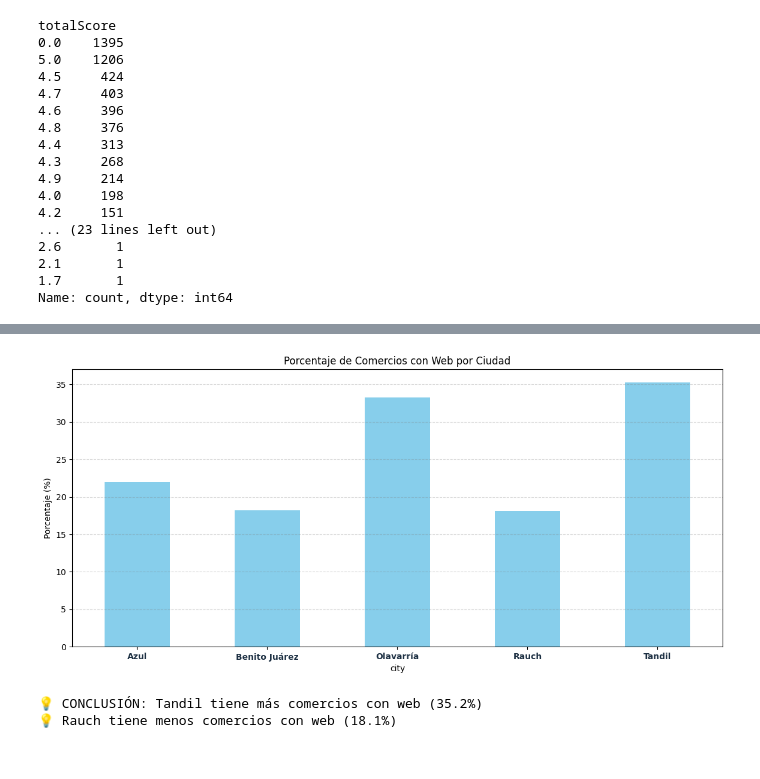
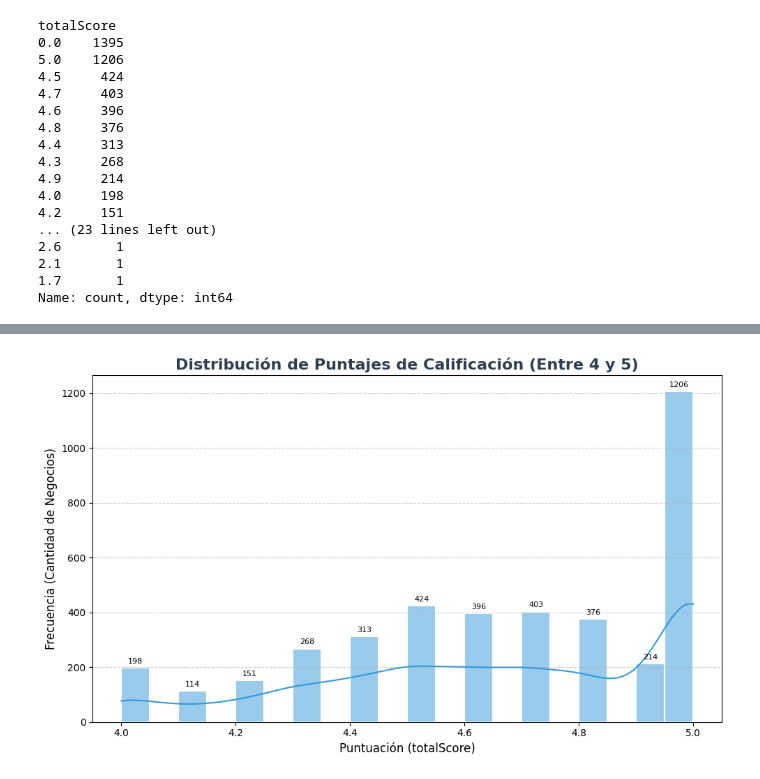
Before and after one commit to MCCastroMaluta/Portfolio-Python-es, a Jupyter notebook: Notebooks/02-EDA.ipynb, the cells around one changed output, grey strips where cells are left out. Saved outputs shown, nothing was run; the diff lists cells and outputs as text; code cells hidden in the pictures.

```diff
--- a/Notebooks/02-EDA.ipynb
+++ b/Notebooks/02-EDA.ipynb
@@ -738,20 +628,33 @@ print(f"💡 {ciudad_peor} tiene menos comercios con web ({porcentaje_por_ciudad
-# %%
-# Gráfico simple
-plt.figure(figsize=(14, 6))
-porcentaje_por_ciudad.plot(kind='bar', color='skyblue')
-plt.title('Porcentaje de Comercios con Web por Ciudad')
-plt.ylabel('Porcentaje (%)')
-plt.xticks(rotation=0)
-plt.grid(True, alpha=0.3, axis='y', linestyle='--', color='gray')
-plt.xticks(rotation=45 if len(resumen) > 8 else 0, ha='right' if len(resumen) > 8 else 'center', fontweight='bold', fontsize=10, color="#1E3144")
-plt.show()
-
-# Conclusión
-ciudad_mejor = porcentaje_por_ciudad.idxmax()
-ciudad_peor = porcentaje_por_ciudad.idxmin()
-print(f"💡 CONCLUSIÓN: {ciudad_mejor} tiene más comercios con web ({porcentaje_por_ciudad[ciudad_mejor]:.1f}%)")
-print(f"💡 {ciudad_peor} tiene menos comercios con web ({porcentaje_por_ciudad[ciudad_peor]:.1f}%)")
-# %% [output]
-[figure, removed]
-💡 CONCLUSIÓN: Tandil tiene más comercios con web (35.2%)
-💡 Rauch tiene menos comercios con web (18.1%)
+# %%
+# Filtra el DataFrame para incluir solo los puntajes entre 4 y 5
+puntajes_4_a_5 = df[(df['totalScore'] >= 4) & (df['totalScore'] <= 5)]
+
+# --- Creación del Histograma ---
+plt.figure(figsize=(10, 6))
+
+# Usamos sns.histplot para mostrar la frecuencia de los puntajes
+ax = sns.histplot(data=puntajes_4_a_5, x='totalScore', bins=20, kde=True,
+             color='#3498db', edgecolor='white', linewidth=1.5)
+
+# --- Añadir Etiquetas de Valor ---
+# Itera sobre cada barra (patch) del histograma para agregar el texto con la cuenta
+for bar in ax.patches:
+    height = bar.get_height()
+    if height > 0:
+        ax.annotate(f'{int(height)}',
+                    xy=(bar.get_x() + bar.get_width() / 2, height),
+                    xytext=(0, 3),  # 3 puntos de offset
+                    textcoords="offset points",
+                    ha='center', va='bottom',
+                    fontsize=8)
+
+# --- Personalización Estética ---
+plt.title('Distribución de Puntajes de Calificación (Entre 4 y 5)', fontsize=16, fontweight='bold', color='#2C3E50')
+plt.xlabel('Puntuación (totalScore)', fontsize=12)
+plt.ylabel('Frecuencia (Cantidad de Negocios)', fontsize=12)
+plt.grid(axis='y', linestyle='--', alpha=0.6)
+
+plt.tight_layout()
+plt.show()
+# %% [output]
+[figure, added]
```
Also changed, not shown: parts of 37 cells of this notebook, 1 other file.
